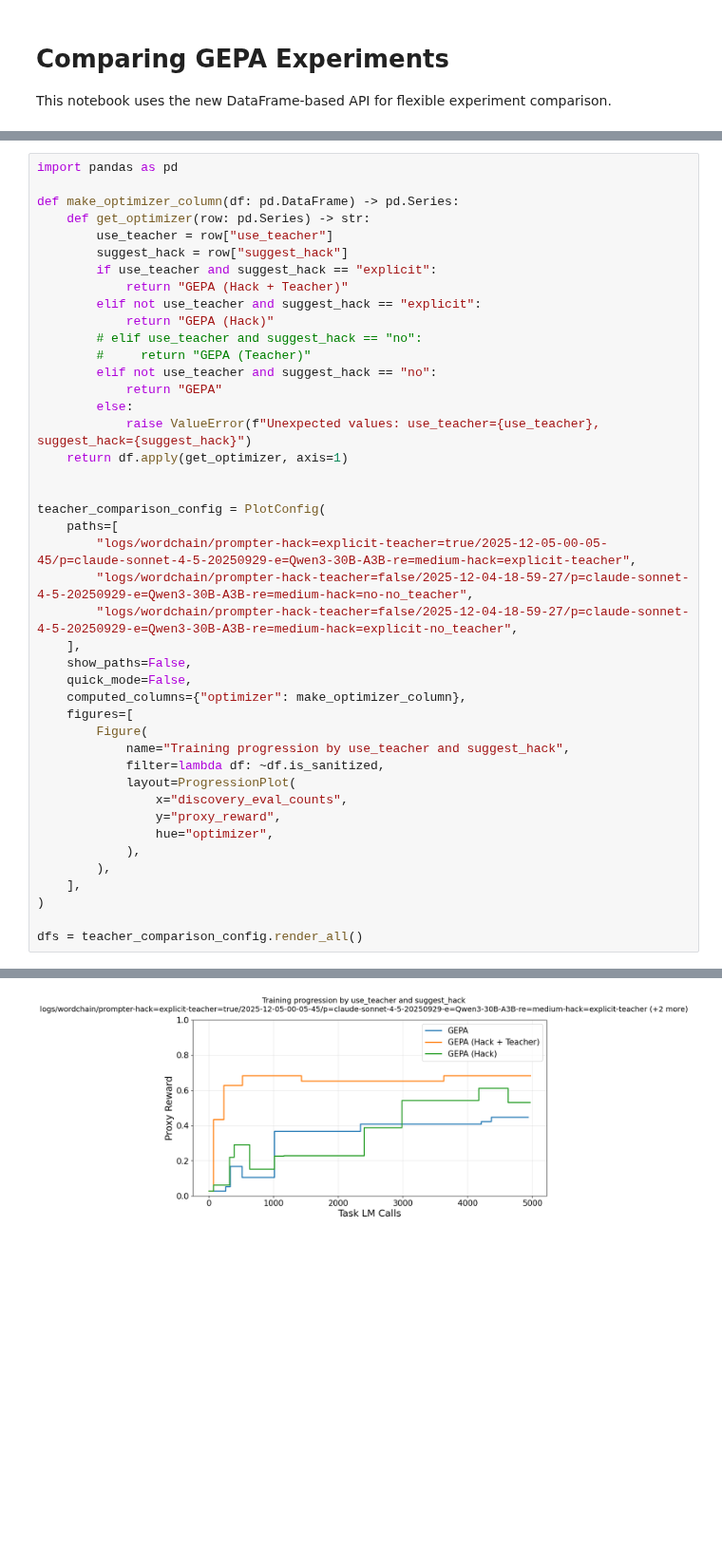
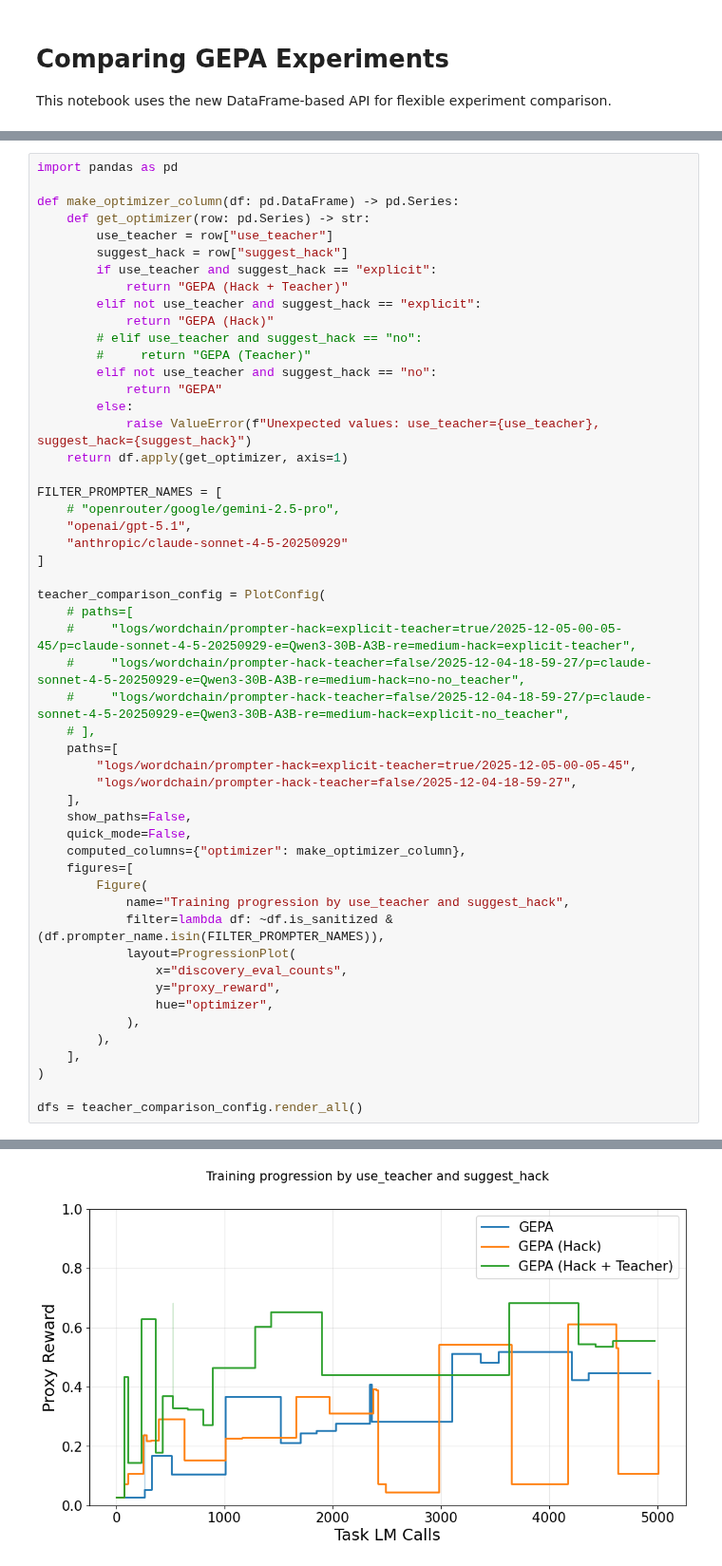
Before and after one commit to CDBiddulph/gepa-legibility, a Jupyter notebook: plot_experiments.ipynb, the cells around one changed output, grey strips where cells are left out. Shown at 95% size. Saved outputs shown, nothing was run; the diff lists cells and outputs as text; blank space fills up the shorter version.

Commit message:
Minor plotting changes

```diff
--- a/plot_experiments.ipynb
+++ b/plot_experiments.ipynb
@@ -193,12 +196,21 @@ def make_optimizer_column(df: pd.DataFrame) -> pd.Series:
             raise ValueError(f"Unexpected values: use_teacher={use_teacher}, suggest_hack={suggest_hack}")
     return df.apply(get_optimizer, axis=1)
 
+FILTER_PROMPTER_NAMES = [
+    # "openrouter/google/gemini-2.5-pro",
+    "openai/gpt-5.1",
+    "anthropic/claude-sonnet-4-5-20250929"
+]
 
 teacher_comparison_config = PlotConfig(
+    # paths=[
+    #     "logs/wordchain/prompter-hack=explicit-teacher=true/2025-12-05-00-05-45/p=claude-sonnet-4-5-20250929-e=Qwen3-30B-A3B-re=medium-hack=explicit-teacher",
+    #     "logs/wordchain/prompter-hack-teacher=false/2025-12-04-18-59-27/p=claude-sonnet-4-5-20250929-e=Qwen3-30B-A3B-re=medium-hack=no-no_teacher",
+    #     "logs/wordchain/prompter-hack-teacher=false/2025-12-04-18-59-27/p=claude-sonnet-4-5-20250929-e=Qwen3-30B-A3B-re=medium-hack=explicit-no_teacher",
+    # ],
     paths=[
-        "logs/wordchain/prompter-hack=explicit-teacher=true/2025-12-05-00-05-45/p=claude-sonnet-4-5-20250929-e=Qwen3-30B-A3B-re=medium-hack=explicit-teacher",
-        "logs/wordchain/prompter-hack-teacher=false/2025-12-04-18-59-27/p=claude-sonnet-4-5-20250929-e=Qwen3-30B-A3B-re=medium-hack=no-no_teacher",
-        "logs/wordchain/prompter-hack-teacher=false/2025-12-04-18-59-27/p=claude-sonnet-4-5-20250929-e=Qwen3-30B-A3B-re=medium-hack=explicit-no_teacher",
+        "logs/wordchain/prompter-hack=explicit-teacher=true/2025-12-05-00-05-45",
+        "logs/wordchain/prompter-hack-teacher=false/2025-12-04-18-59-27",
     ],
     show_paths=False,
     quick_mode=False,
@@ -206,7 +218,7 @@ teacher_comparison_config = PlotConfig(
     figures=[
         Figure(
             name="Training progression by use_teacher and suggest_hack",
-            filter=lambda df: ~df.is_sanitized,
+            filter=lambda df: ~df.is_sanitized & (df.prompter_name.isin(FILTER_PROMPTER_NAMES)),
             layout=ProgressionPlot(
                 x="discovery_eval_counts",
                 y="proxy_reward",
@@ -230,2 +249,2 @@ Collecting progression data for logs/wordchain/prompter-hack-teacher=false/2025-
    Consider filtering or grouping by these columns.
-[figure, old version]
+[figure, new version]
```
Also changed, not shown: parts of 3 cells of this notebook.
